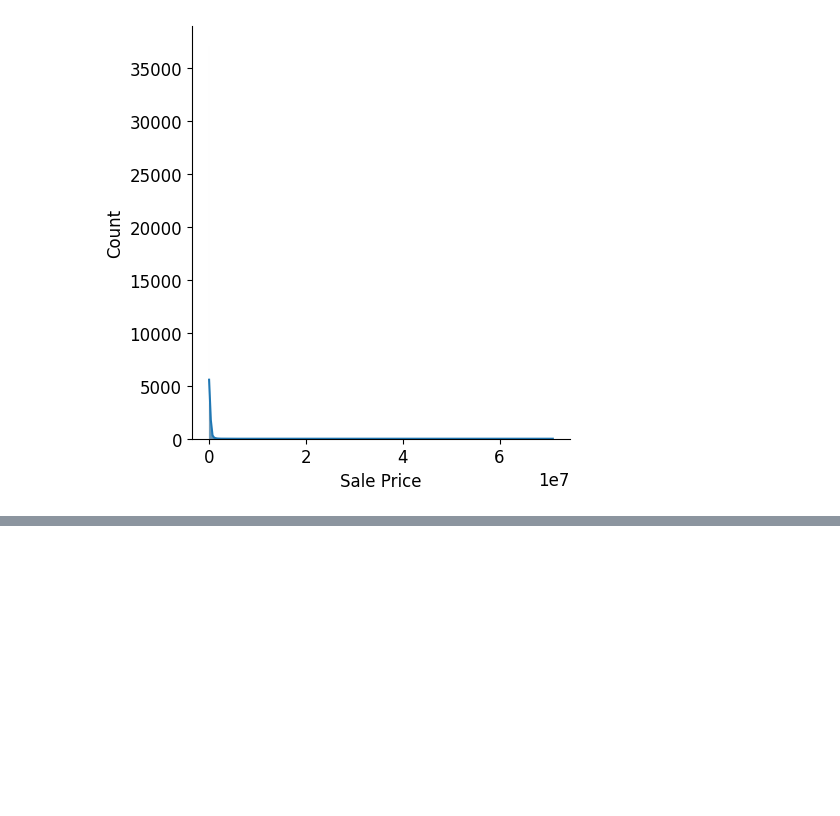
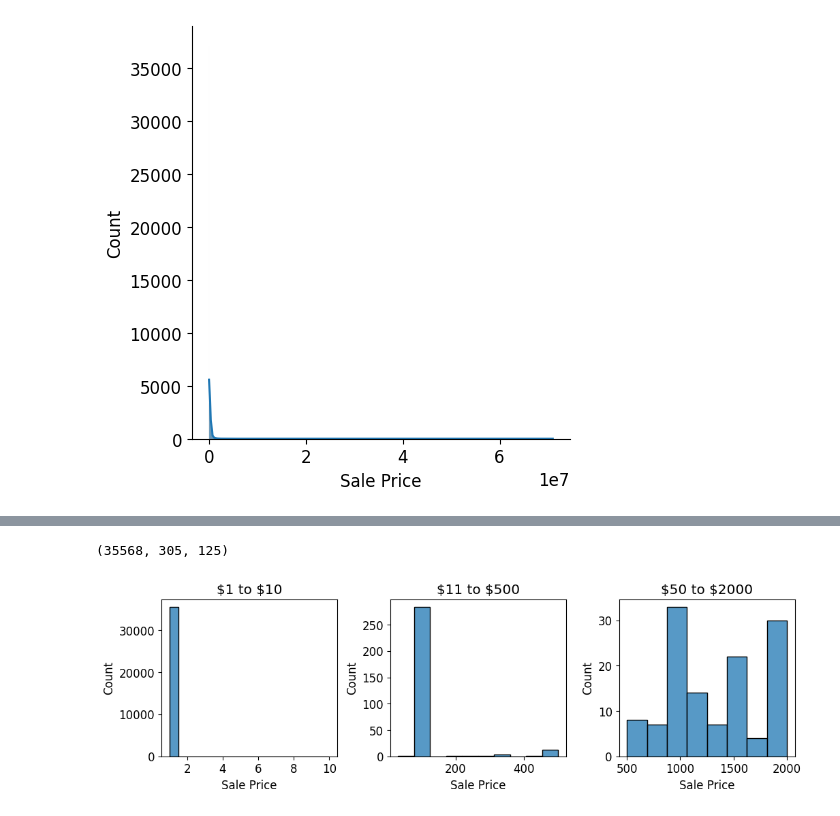
Before and after one commit to simitiangreg/spring_22, a Jupyter notebook: part1.ipynb, the cells around one changed output, grey strips where cells are left out. Cells and saved outputs as stored; diff of their text form; code cells hidden in the pictures; blank space fills up the shorter version.

```diff
--- a/part1.ipynb
+++ b/part1.ipynb
@@ -62,0 +55,21 @@ Name: Sale Price, dtype: float64
+# %%
+range_1_10 = training_data[training_data['Sale Price'] <= 10]
+range_11_500 = training_data[training_data['Sale Price'] > 10][training_data['Sale Price'] <= 500]
+range_500_2000 = training_data[training_data['Sale Price'] > 500][training_data['Sale Price'] <= 2000]
+
+def plot_distribution(data1, data2, data3, label):
+    fig, axs = plt.subplots(nrows=1, ncols=3, figsize=(12, 3),)
+    var =2000
+    sns.histplot(data1, x=label, ax=axs[0], kde=False).set_title('\$1 to \$10')
+    sns.histplot(data2, x=label, ax=axs[1], kde=False).set_title('\$11 to \$500')
+    sns.histplot(data3, x=label, ax=axs[2], kde=False).set_title('\$50 to \$2000')
+
+    plt.subplots_adjust(wspace=.3)
+
+plot_distribution(range_1_10,range_11_500,range_500_2000,label)
+
+#Number of observations in each plot.
+len(range_1_10), len(range_11_500), len(range_500_2000)
+# %% [output]
+(35568, 305, 125)
+[figure, added]
```
Also changed, not shown: parts of 37 cells of this notebook, 1 other file.
